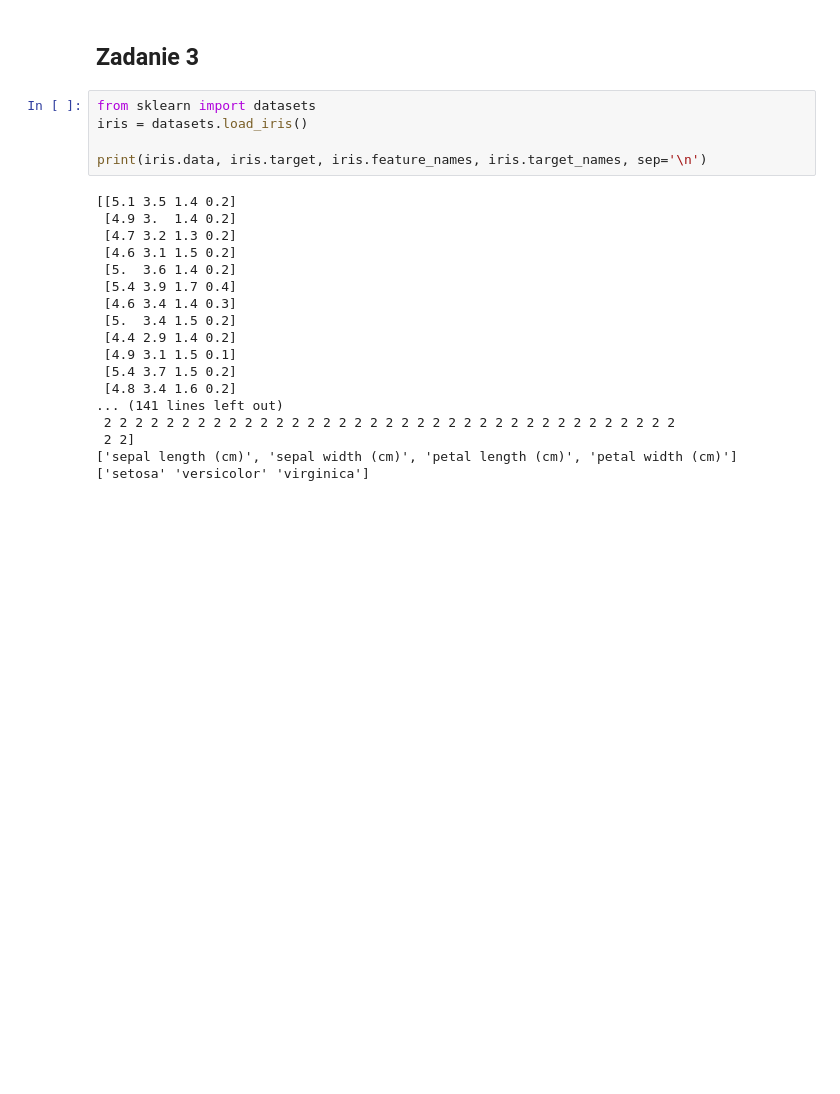
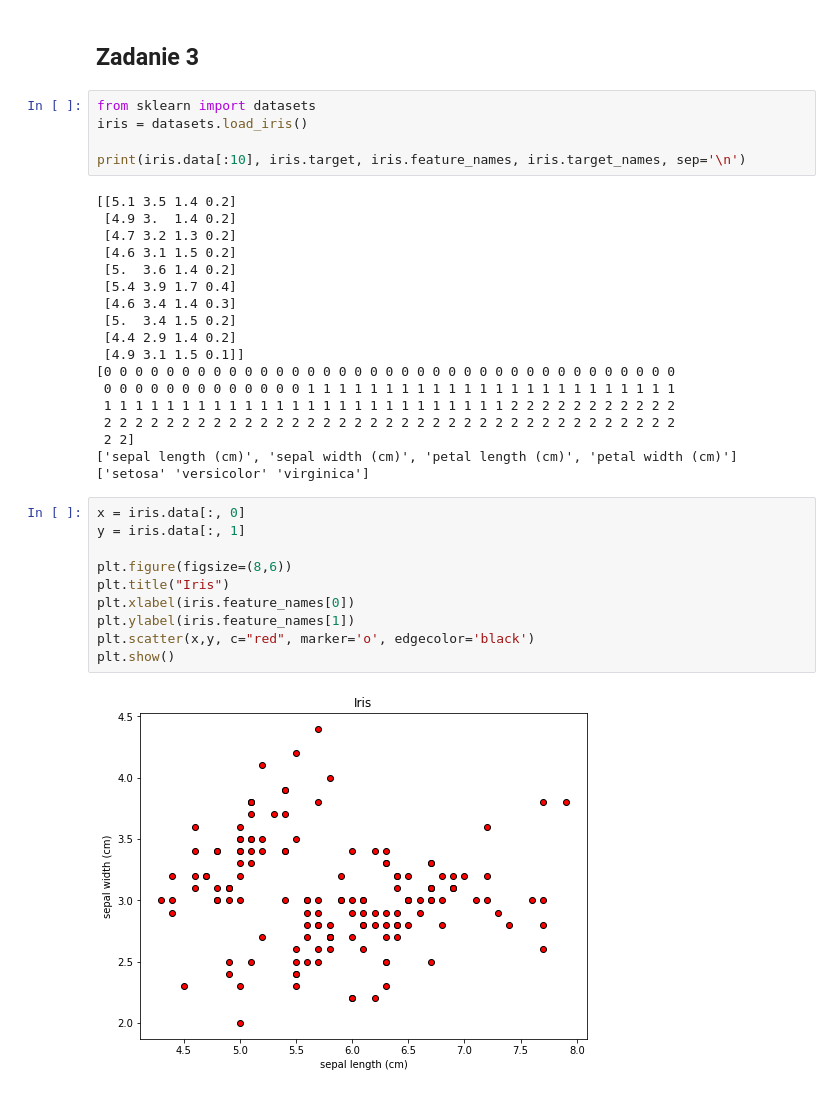
Before and after one commit to iloscnd/data-mining, a Jupyter notebook: lista1/List1.ipynb, the cells around one changed output. Saved outputs shown, nothing was run; the diff lists cells and outputs as text; blank space fills up the shorter version.

```diff
--- a/lista1/List1.ipynb
+++ b/lista1/List1.ipynb
@@ -42,7 +42,7 @@ TypeError: linspace() missing 2 required positional arguments: 'start' and 'stop
 from sklearn import datasets
 iris = datasets.load_iris()
 
-print(iris.data, iris.target, iris.feature_names, iris.target_names, sep='\n')
+print(iris.data[:10], iris.target, iris.feature_names, iris.target_names, sep='\n')
 # %% [output]
 [[5.1 3.5 1.4 0.2]
  [4.9 3.  1.4 0.2]
@@ -53,11 +53,23 @@ print(iris.data, iris.target, iris.feature_names, iris.target_names, sep='\n')
  [4.6 3.4 1.4 0.3]
  [5.  3.4 1.5 0.2]
  [4.4 2.9 1.4 0.2]
- [4.9 3.1 1.5 0.1]
- [5.4 3.7 1.5 0.2]
- [4.8 3.4 1.6 0.2]
-... (141 lines left out)
+ [4.9 3.1 1.5 0.1]]
+[0 0 0 0 0 0 0 0 0 0 0 0 0 0 0 0 0 0 0 0 0 0 0 0 0 0 0 0 0 0 0 0 0 0 0 0 0
+ 0 0 0 0 0 0 0 0 0 0 0 0 0 1 1 1 1 1 1 1 1 1 1 1 1 1 1 1 1 1 1 1 1 1 1 1 1
+ 1 1 1 1 1 1 1 1 1 1 1 1 1 1 1 1 1 1 1 1 1 1 1 1 1 1 2 2 2 2 2 2 2 2 2 2 2
  2 2 2 2 2 2 2 2 2 2 2 2 2 2 2 2 2 2 2 2 2 2 2 2 2 2 2 2 2 2 2 2 2 2 2 2 2
  2 2]
 ['sepal length (cm)', 'sepal width (cm)', 'petal length (cm)', 'petal width (cm)']
 ['setosa' 'versicolor' 'virginica']
+# %%
+x = iris.data[:, 0]
+y = iris.data[:, 1]
+
+plt.figure(figsize=(8,6))
+plt.title("Iris")
+plt.xlabel(iris.feature_names[0])
+plt.ylabel(iris.feature_names[1])
+plt.scatter(x,y, c="red", marker='o', edgecolor='black')
+plt.show()
+# %% [output]
+[figure, added]
```
Also changed, not shown: parts of 1 cell of this notebook, 1 other file.
